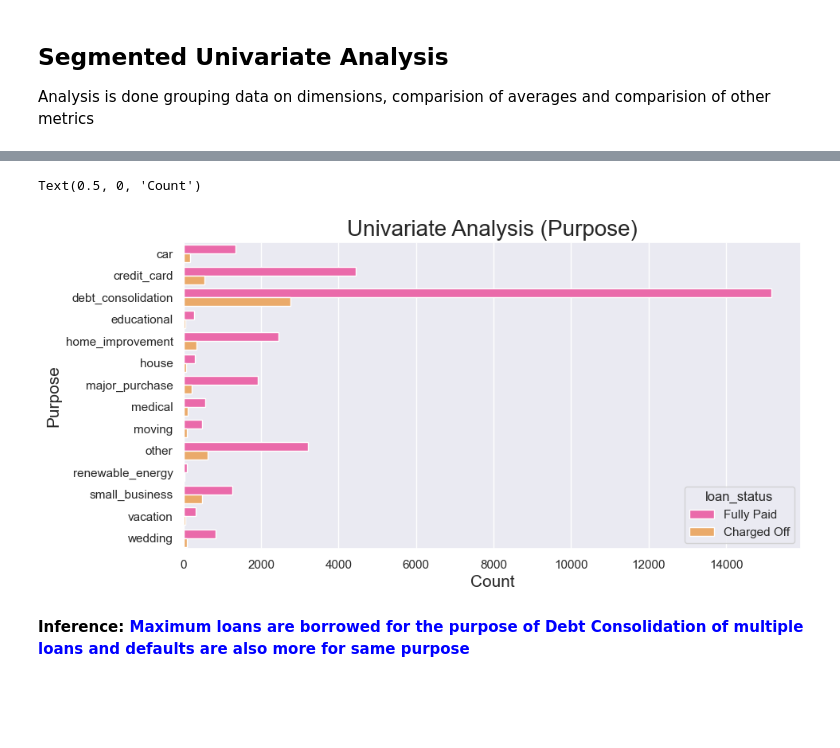
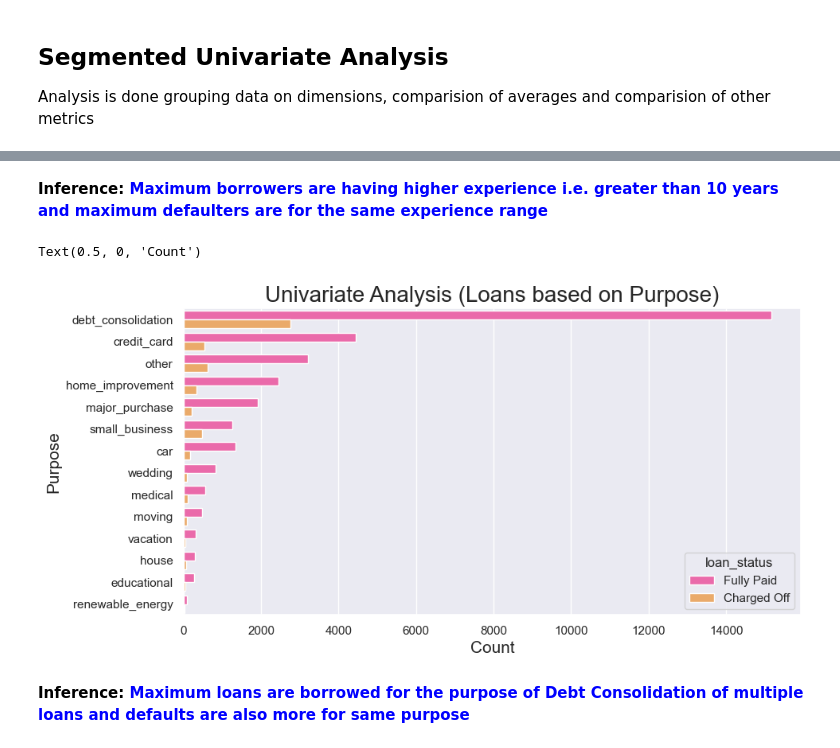
Before and after one commit to upasanapaul/LendingClubCaseStudy, a Jupyter notebook: lending_club_case_study.ipynb, the cells around one changed output, grey strips where cells are left out. Saved outputs shown, nothing was run; the diff lists cells and outputs as text; code cells hidden in the pictures; blank space fills up the shorter version.

```diff
--- a/lending_club_case_study.ipynb
+++ b/lending_club_case_study.ipynb
@@ -232,8 +232,6 @@ dtype: object
 # %%
 # Fill mode value for emp_length column
 loan_df.emp_length.fillna(loan_df.emp_length.mode()[0], inplace=True)
-
-loan_df.emp_length = loan_df.emp_length.apply(lambda x: str(x).replace('years','').replace('+','').replace('< 1','0.5').replace('year', '')).astype(float)
 # %%
 # Fill mode value for last_pymnt_date column
 loan_df.last_pymnt_date.fillna(loan_df.last_pymnt_date.mode()[0], inplace=True)
@@ -568,13 +512,15 @@ Text(52.10910156249999, 0.5, 'Percentage')
+# %% [markdown]
+**Inference: <font color="blue">Maximum borrowers are having higher experience i.e. greater than 10 years and maximum defaulters are for the same experience range</font>**
 # %%
 # Plot Countplot graph for purpose column to find Univariate Analysis
 plt.figure(figsize=(10,5))
-sns.countplot(y='purpose', data=loan_df, hue=loan_df.loan_status, palette='spring')
-plt.title("Univariate Analysis (Purpose)", fontsize=20)
+sns.countplot(y='purpose', data=loan_df, hue=loan_df.loan_status, order=loan_df.purpose.value_counts().index, palette='spring')
+plt.title("Univariate Analysis (Loans based on Purpose)", fontsize=20)
 plt.ylabel("Purpose", fontsize=15)
 plt.xlabel("Count", fontsize=15)
 # %% [output]
 Text(0.5, 0, 'Count')
-[figure, old version]
+[figure, new version]
 # %% [markdown]
 **Inference: <font color="blue">Maximum loans are borrowed for the purpose of Debt Consolidation of multiple loans and defaults are also more for same purpose</font>**
 # %%
```
Also changed, not shown: parts of 39 cells of this notebook.
